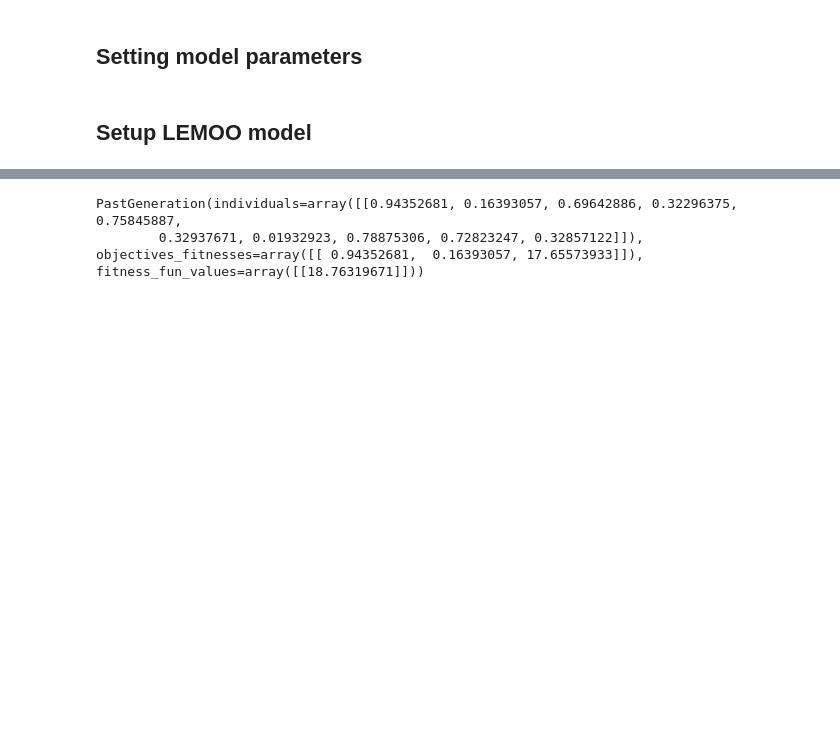
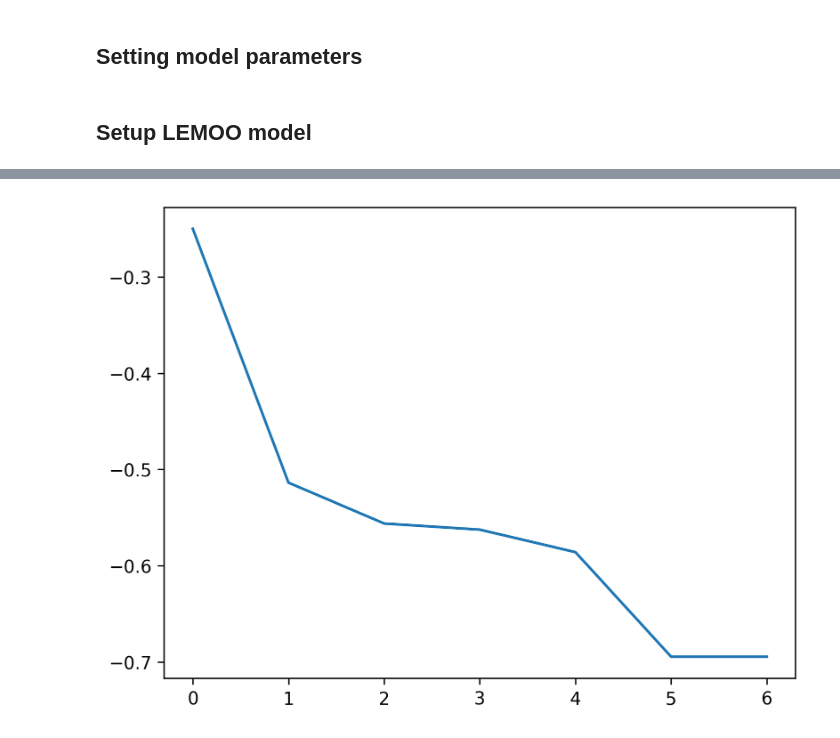
Before and after one commit to gialmisi/XLEMOO, a Jupyter notebook: notebooks/Testing.ipynb, the cells around one changed output, grey strips where cells are left out. Drawn from its saved outputs; the diff is of its cells as text; code cells hidden in the pictures; blank space fills up the shorter version.

```diff
--- a/notebooks/Testing.ipynb
+++ b/notebooks/Testing.ipynb
@@ -101,6 +82,4 @@ plot_mean_fitnesses(lemoo._generation_history)
 # %%
-#tree.plot_tree(lemoo.current_ml_model);
-print(lemoo._generation_history[-1])
+plot_best_fitnesses(lemoo._generation_history)
 # %% [output]
-PastGeneration(individuals=array([[0.94352681, 0.16393057, 0.69642886, 0.32296375, 0.75845887,
-        0.32937671, 0.01932923, 0.78875306, 0.72823247, 0.32857122]]), objectives_fitnesses=array([[ 0.94352681,  0.16393057, 17.65573933]]), fitness_fun_values=array([[18.76319671]]))
+[figure, added]
```
Also changed, not shown: parts of 7 cells of this notebook, 5 other files.
